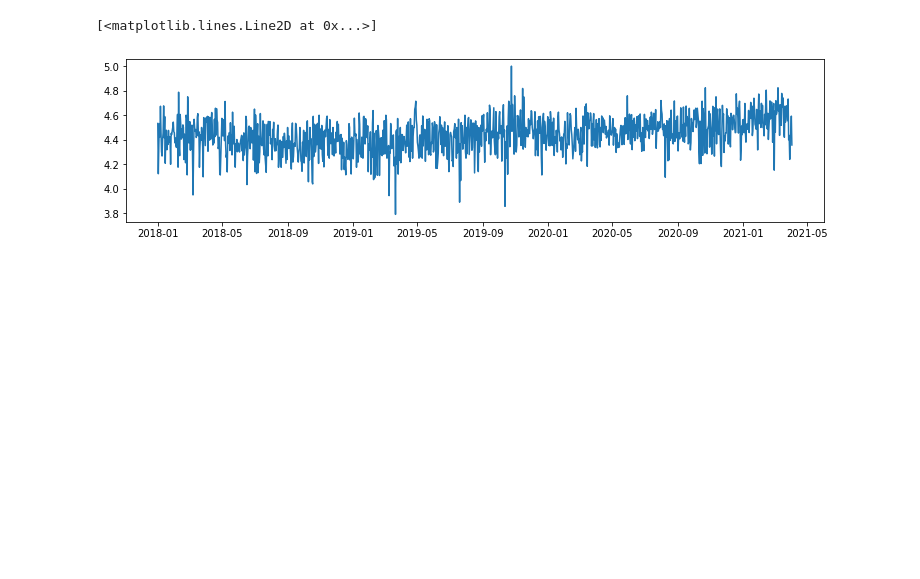
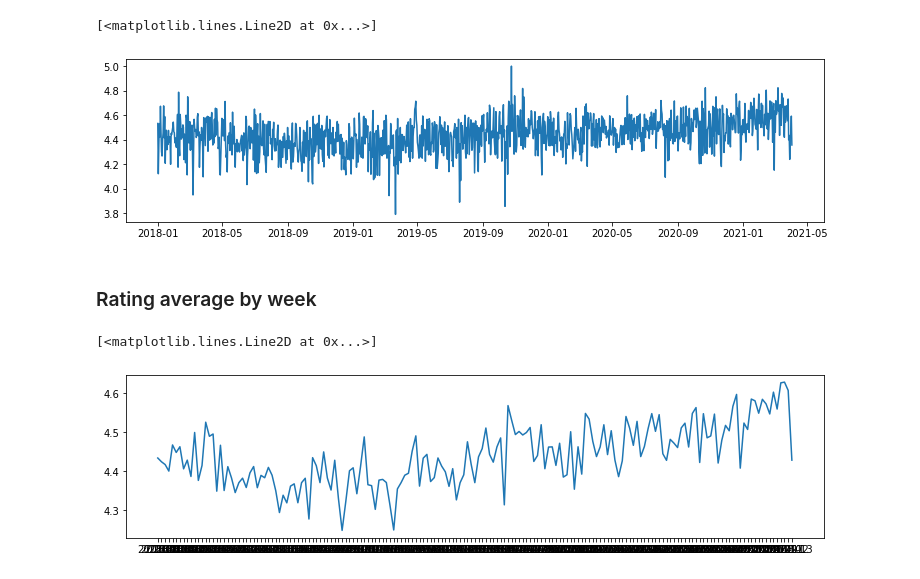
Before and after one commit to goonerify/The-Python-Mega-Course-Build-10-Real-World-Applications, a Jupyter notebook: Section 19 Data Analysis and Visualisation with Matplotlib, HighCharts/Visualizations.ipynb, the cells around one changed output. Saved outputs shown, nothing was run; the diff lists cells and outputs as text; code cells hidden in the pictures; blank space fills up the shorter version.

Commit message:
163. Downsampling and Plotting Average Ratings by Week

```diff
--- a/Section 19 Data Analysis and Visualisation with Matplotlib, HighCharts/Visualizations.ipynb
+++ b/Section 19 Data Analysis and Visualisation with Matplotlib, HighCharts/Visualizations.ipynb
@@ -45,3 +45,14 @@ plt.plot(day_average.index, day_average['Rating'])
 # %% [output]
 [<matplotlib.lines.Line2D at 0x...>]
 [figure]
+# %% [markdown]
+### Rating average by week
+# %%
+data['Week'] = data['Timestamp'].dt.strftime('%Y-%U')
+week_avg = data.groupby(['Week']).mean()
+
+plt.figure(figsize=(12.5, 3))
+plt.plot(week_avg.index, week_avg['Rating'])
+# %% [output]
+[<matplotlib.lines.Line2D at 0x...>]
+[figure, added]
```
